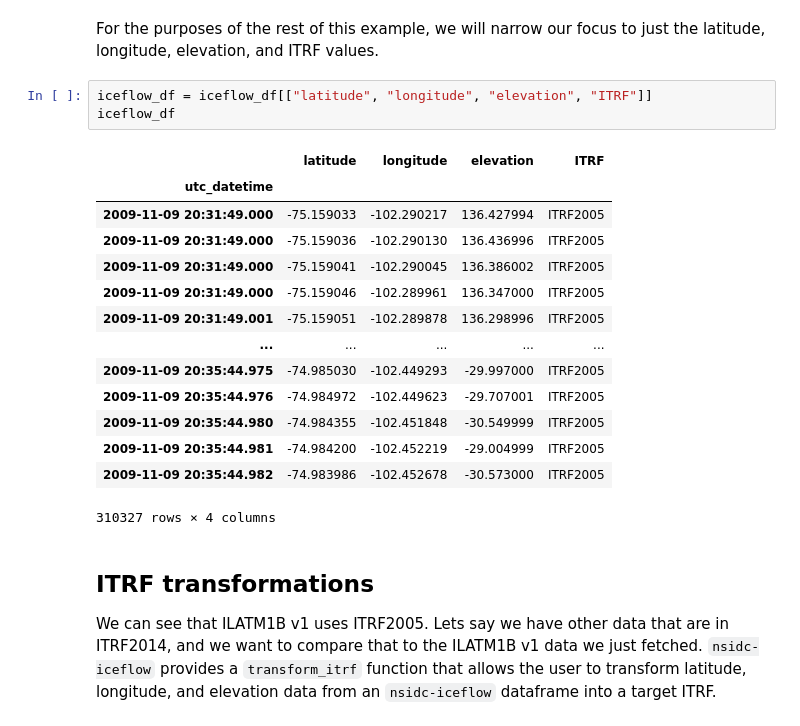
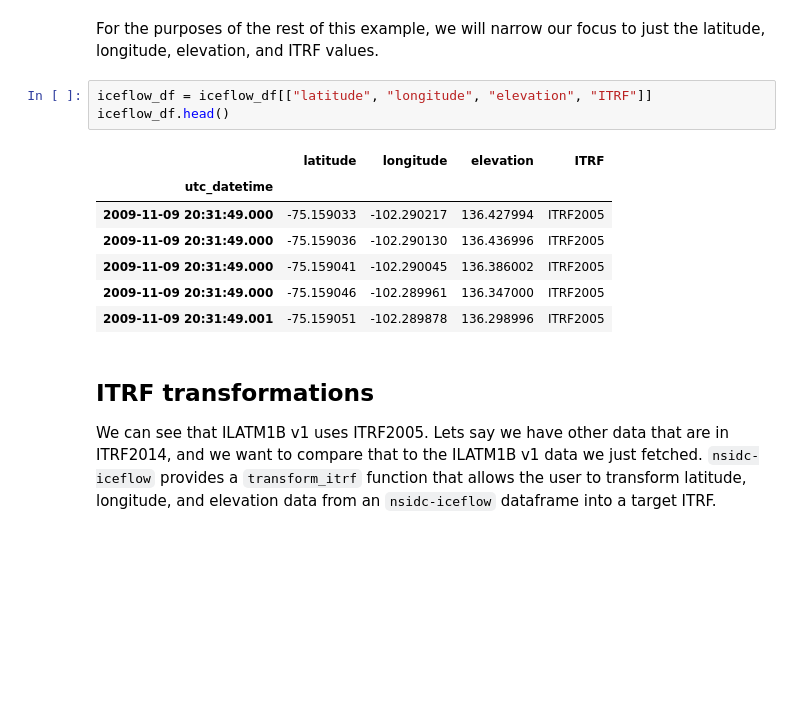
Before and after one commit to nsidc/iceflow, a Jupyter notebook: docs/iceflow-example.ipynb, the cells around one changed output. Cells and saved outputs as stored; diff of their text form; blank space fills up the shorter version.

```diff
--- a/docs/iceflow-example.ipynb
+++ b/docs/iceflow-example.ipynb
@@ -71,22 +64,15 @@ iceflow_df
 For the purposes of the rest of this example, we will narrow our focus to just the latitude, longitude, elevation, and ITRF values.
 # %%
 iceflow_df = iceflow_df[["latitude", "longitude", "elevation", "ITRF"]]
-iceflow_df
+iceflow_df.head()
 # %% [output]
 |  | latitude | longitude | elevation | ITRF |
 | utc_datetime |  |  |  |  |
 | 2009-11-09 20:31:49.000 | -75.159033 | -102.290217 | 136.427994 | ITRF2005 |
 | 2009-11-09 20:31:49.000 | -75.159036 | -102.290130 | 136.436996 | ITRF2005 |
 | 2009-11-09 20:31:49.000 | -75.159041 | -102.290045 | 136.386002 | ITRF2005 |
 | 2009-11-09 20:31:49.000 | -75.159046 | -102.289961 | 136.347000 | ITRF2005 |
 | 2009-11-09 20:31:49.001 | -75.159051 | -102.289878 | 136.298996 | ITRF2005 |
-| ... | ... | ... | ... | ... |
-| 2009-11-09 20:35:44.975 | -74.985030 | -102.449293 | -29.997000 | ITRF2005 |
-| 2009-11-09 20:35:44.976 | -74.984972 | -102.449623 | -29.707001 | ITRF2005 |
-| 2009-11-09 20:35:44.980 | -74.984355 | -102.451848 | -30.549999 | ITRF2005 |
-| 2009-11-09 20:35:44.981 | -74.984200 | -102.452219 | -29.004999 | ITRF2005 |
-| 2009-11-09 20:35:44.982 | -74.983986 | -102.452678 | -30.573000 | ITRF2005 |
-310327 rows × 4 columns
 # %% [markdown]
 ## ITRF transformations
 
```
Also changed, not shown: parts of 3 cells of this notebook, 3 other files.
